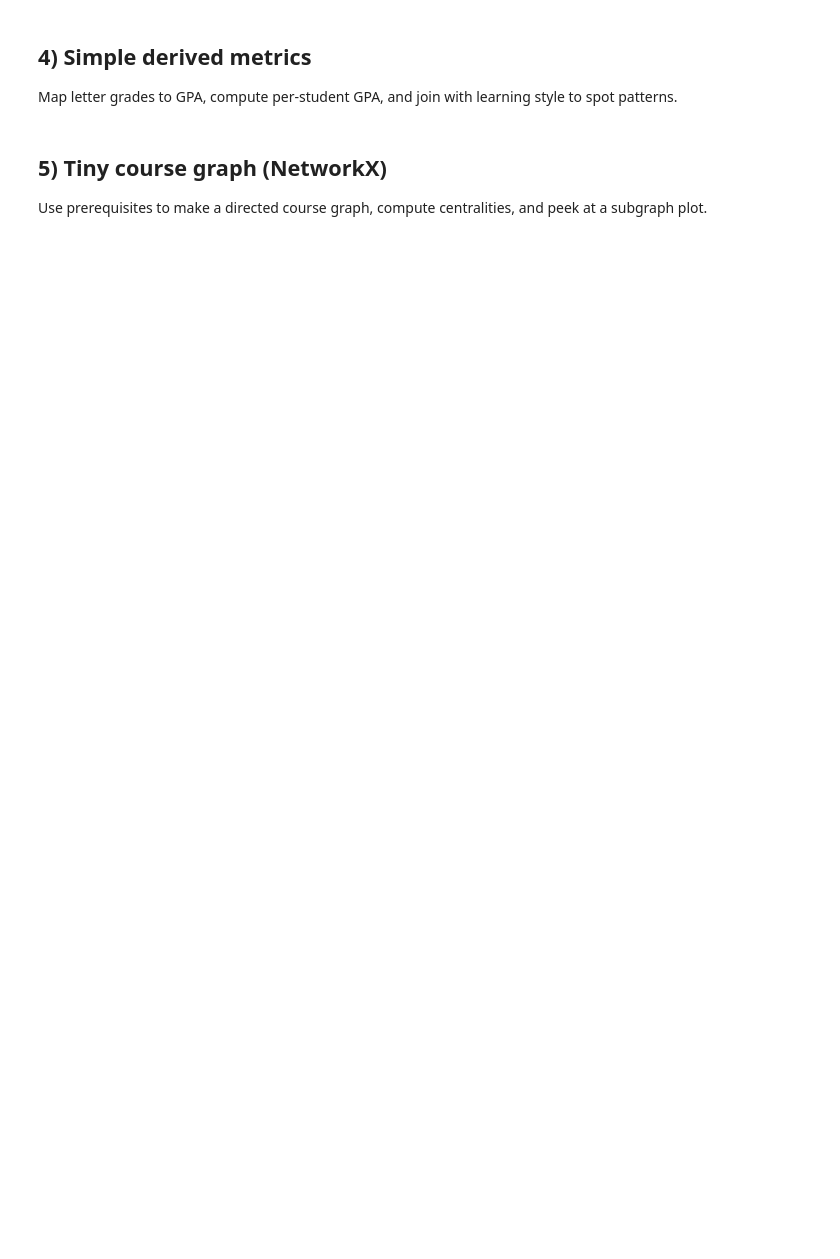
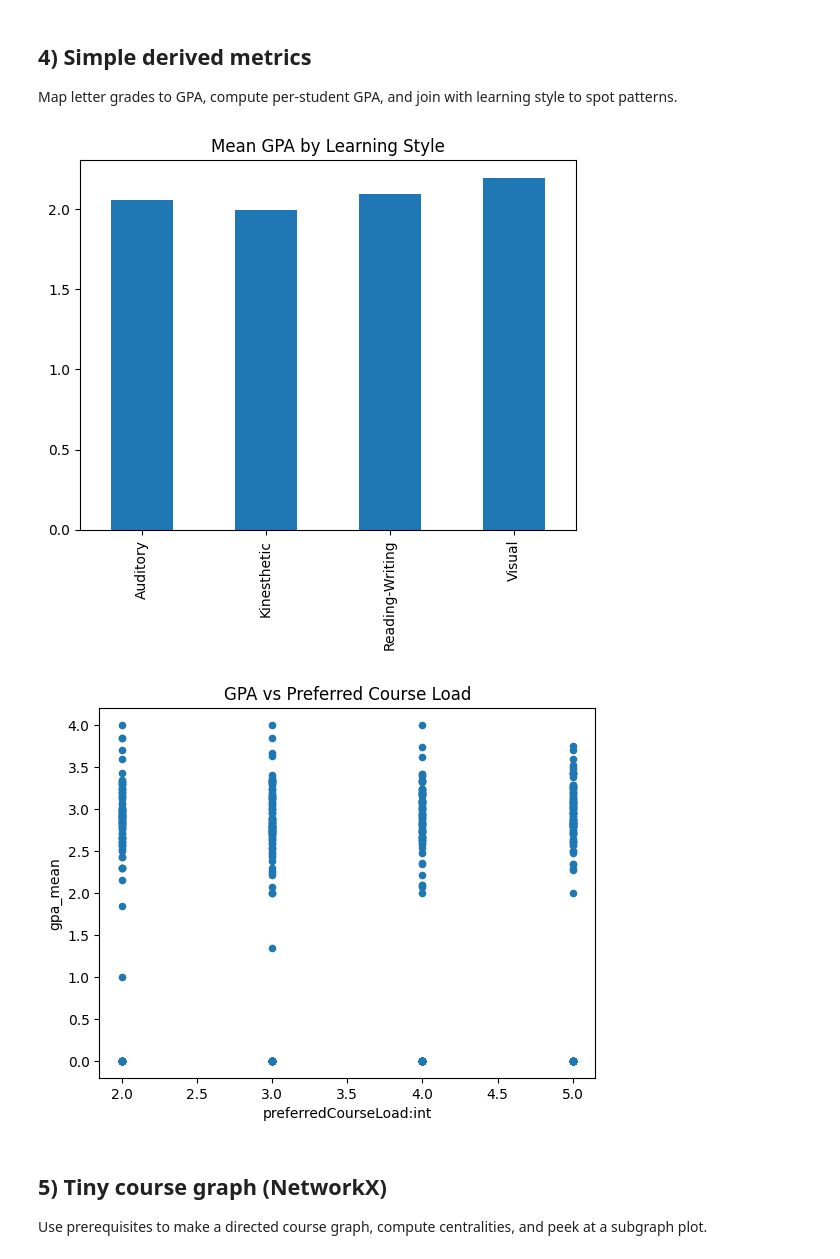
Before and after one commit to ncorcoran771/KnowYourUni_, a Jupyter notebook: backend/data_init_prep.ipynb, the cells around one changed output. Drawn from its saved outputs; the diff is of its cells as text; code cells hidden in the pictures; blank space fills up the shorter version.

Commit message:
pushing initial notebook with basic data visualizations and interpretation ideas in backend

```diff
--- a/backend/data_init_prep.ipynb
+++ b/backend/data_init_prep.ipynb
@@ -9,22 +9,3 @@ This notebook walks **cell-by-cell** through:
 5. A tiny NetworkX projection (courses + prerequisites) for graph stats
 
 Run the cells in order. Charts use plain **matplotlib**.
-# %%
-# --- Setup (run once) ---
-%pip install -q pandas numpy matplotlib networkx
-import os, sys, json, importlib.util, pathlib
-import pandas as pd
-import numpy as np
-import matplotlib.pyplot as plt
-import networkx as nx
-plt.rcParams['figure.figsize'] = (9,6)
-pd.set_option('display.max_columns', 120)
-
-# Point to the generator script (adjust if you moved it)
-GEN_PATH = pathlib.Path('../generate_synthetic_data.py')
-assert GEN_PATH.exists(), f"Generator not found at {GEN_PATH}"
-
-spec = importlib.util.spec_from_file_location("synthgen", str(GEN_PATH))
-synthgen = importlib.util.module_from_spec(spec)
-spec.loader.exec_module(synthgen)
-print("Loaded:", synthgen.__name__)
@@ -145,12 +120,32 @@ Map letter grades to GPA, compute per-student GPA, and join with learning style
 # %%
 grade_map = {"A":4.0,"A-":3.7,"B+":3.3,"B":3.0,"B-":2.7,"C+":2.3,"C":2.0,"C-":1.7,
              "D+":1.3,"D":1.0,"D-":0.7,"F":0.0,"W":0.0}
+
 completed_df['gpa'] = completed_df['grade'].map(grade_map).fillna(0)
-stu_gpa = completed_df.groupby('studentId').agg(gpa_mean=('gpa','mean'), n_courses=('courseId','count')).reset_index()
-merged = students_df.merge(stu_gpa, left_on='id:ID(Student)' if 'id:ID(Student)' in students_df.columns else 'id', right_on='studentId', how='left')
+
+# Group by the normalized studentId and count courses via courseId
+stu_gpa = (
+    completed_df
+    .groupby('studentId', dropna=False)
+    .agg(gpa_mean=('gpa','mean'), n_courses=('courseId','count'))
+    .reset_index()
+)
+
+# Merge with normalized student table
+merged = students_df.merge(stu_gpa, on='studentId', how='left')
 merged['gpa_mean'] = merged['gpa_mean'].fillna(0)
-merged[['learningStyle','gpa_mean']].groupby('learningStyle').mean().plot(kind='bar'); plt.title('Mean GPA by Learning Style'); plt.xlabel(''); plt.show()
-merged[['preferredCourseLoad:int' if 'preferredCourseLoad:int' in merged.columns else 'preferredCourseLoad','gpa_mean']].plot.scatter(x=merged.columns[merged.columns.str.contains('preferredCourseLoad')][0], y='gpa_mean'); plt.title('GPA vs Preferred Course Load'); plt.show()
+
+# Plot examples
+merged.groupby('learningStyle')['gpa_mean'].mean().plot(kind='bar')
+plt.title('Mean GPA by Learning Style'); plt.xlabel(''); plt.show()
+
+# Handle preferredCourseLoad with possible typed header
+load_col = 'preferredCourseLoad:int' if 'preferredCourseLoad:int' in merged.columns else 'preferredCourseLoad'
+merged.plot.scatter(x=load_col, y='gpa_mean')
+plt.title('GPA vs Preferred Course Load'); plt.show()
+# %% [output]
+[figure, added]
+[figure, added]
 # %% [markdown]
 ## 5) Tiny course graph (NetworkX)
 Use prerequisites to make a directed course graph, compute centralities, and peek at a subgraph plot.
```
Also changed, not shown: parts of 10 cells of this notebook.
